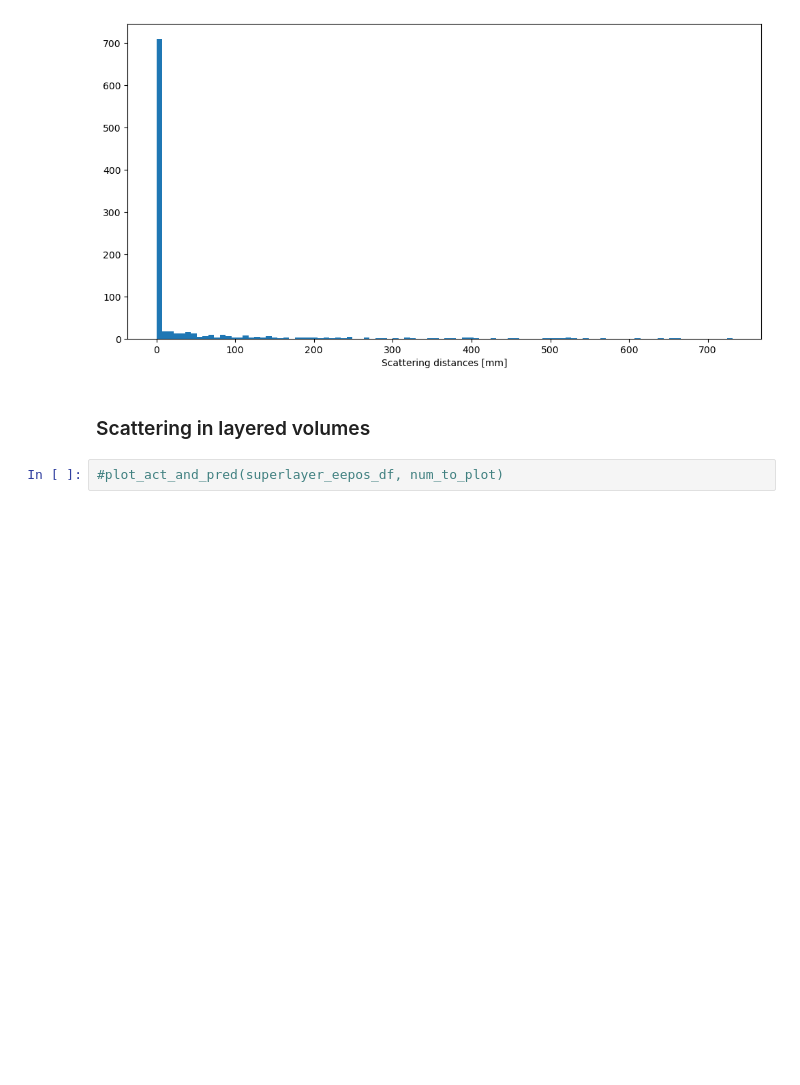
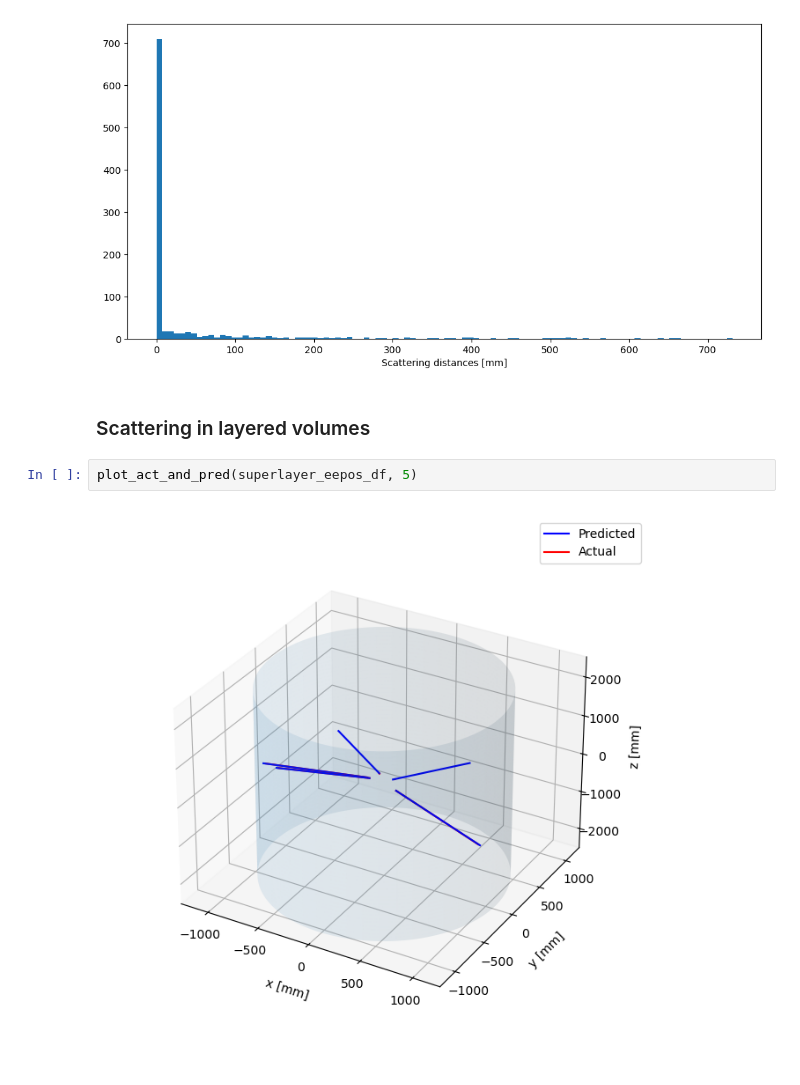
Before and after one commit to JayPRobertson/Belle-II_Drift_Chambers, a Jupyter notebook: Python/geant4_data_analysis.ipynb, the cells around one changed output. Cells and saved outputs as stored; diff of their text form; blank space fills up the shorter version.

```diff
--- a/Python/geant4_data_analysis.ipynb
+++ b/Python/geant4_data_analysis.ipynb
@@ -572,7 +568,9 @@ Average distance of entrance scattering = 32.3068 mm
 # %% [markdown]
 ### Scattering in layered volumes
 # %%
-#plot_act_and_pred(superlayer_eepos_df, num_to_plot)
+plot_act_and_pred(superlayer_eepos_df, 5)
+# %% [output]
+[figure, added]
 # %%
 plot_act_and_pred(nowires_superlayer_eepos_df, 5)
 #get_avg_scattering(nowires_superlayer_eepos_df)
```
Also changed, not shown: parts of 6 cells of this notebook, 3 other files.
